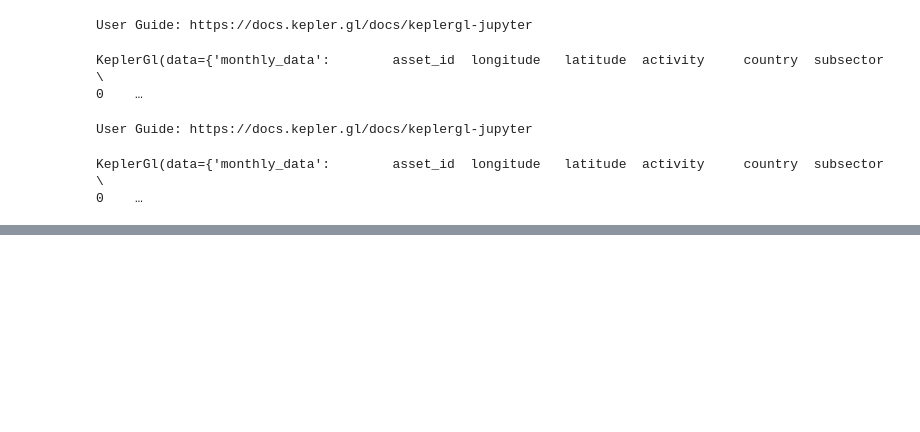
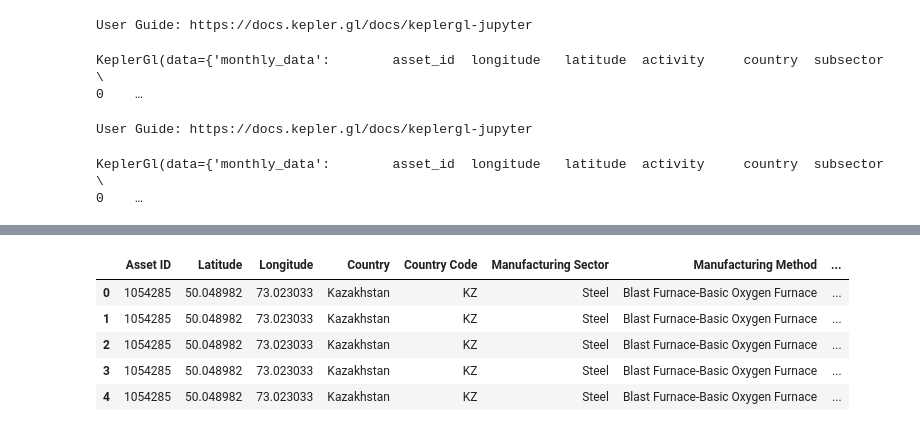
Before and after one commit to danhammer/asset-emissions, a Jupyter notebook: manufacturing_assets/Manufacturing Data Explore.ipynb, the cells around one changed output, grey strips where cells are left out. Cells and saved outputs as stored; diff of their text form; code cells hidden in the pictures; blank space fills up the shorter version.

```diff
--- a/manufacturing_assets/Manufacturing Data Explore.ipynb
+++ b/manufacturing_assets/Manufacturing Data Explore.ipynb
@@ -297,0 +291,21 @@ len(clean_df)
+# %%
+output_df_verbose = output_df
+output_df_verbose.columns = ['Asset ID','Latitude','Longitude','Country','Country Code','Manufacturing Sector',
+                     'Manufacturing Method','Timestamp','Period Duration','Tons CO2-Equivalent']
+mfg_method_replace_dict = {'refinery': 'Refining',
+                           'smelting': 'Smelting',
+                           'bf/bof': 'Blast Furnace-Basic Oxygen Furnace',
+                           'eaf': 'Electric Arc Furnace',
+                           'ohf': 'Open Hearth Furnace'}
+output_df_verbose['Manufacturing Method'] = output_df_verbose['Manufacturing Method'].replace(mfg_method_replace_dict)
+output_df_verbose['Manufacturing Sector'] = output_df_verbose['Manufacturing Sector'].str.capitalize()
+output_df_verbose['Period Duration'] = output_df_verbose['Period Duration'].str.capitalize()
+output_df_verbose.to_csv('output_data/manufacturing_data_verbose.csv')
+output_df_verbose.head()
+# %% [output]
+|  | Asset ID | Latitude | Longitude | Country | Country Code | Manufacturing Sector | Manufacturing Method | ... |
+| 0 | 1054285 | 50.048982 | 73.023033 | Kazakhstan | KZ | Steel | Blast Furnace-Basic Oxygen Furnace | ... |
+| 1 | 1054285 | 50.048982 | 73.023033 | Kazakhstan | KZ | Steel | Blast Furnace-Basic Oxygen Furnace | ... |
+| 2 | 1054285 | 50.048982 | 73.023033 | Kazakhstan | KZ | Steel | Blast Furnace-Basic Oxygen Furnace | ... |
+| 3 | 1054285 | 50.048982 | 73.023033 | Kazakhstan | KZ | Steel | Blast Furnace-Basic Oxygen Furnace | ... |
+| 4 | 1054285 | 50.048982 | 73.023033 | Kazakhstan | KZ | Steel | Blast Furnace-Basic Oxygen Furnace | ... |
```
Also changed, not shown: parts of 6 cells of this notebook, 6 other files.
